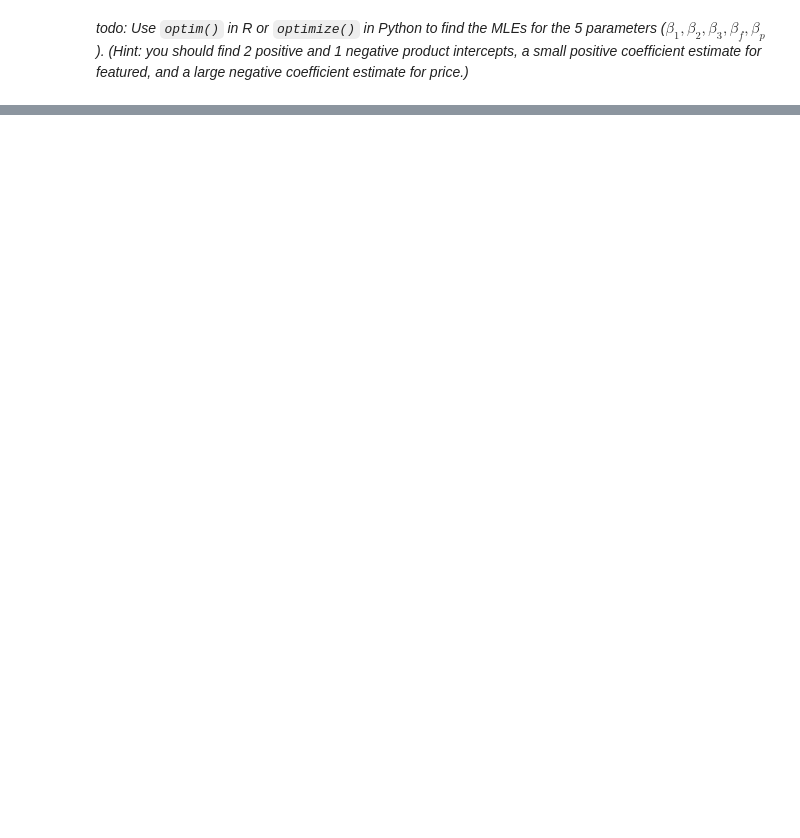
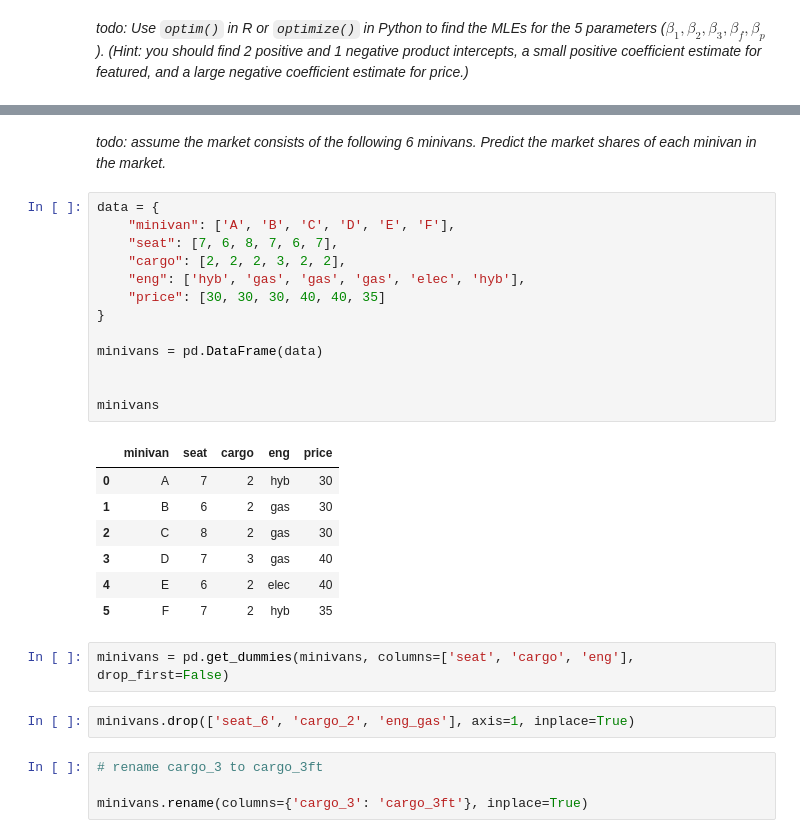
Before and after one commit to rsm-nshuckerow/Nick_Shuckerow, a Jupyter notebook: projects/HW3/HW3.ipynb, the cells around one changed output, grey strips where cells are left out. Drawn from its saved outputs; the diff is of its cells as text; blank space fills up the shorter version.

```diff
--- a/projects/HW3/HW3.ipynb
+++ b/projects/HW3/HW3.ipynb
@@ -177,0 +368,31 @@ _todo: Use `optim()` in R or `optimize()` in Python to find the MLEs for the 5 p
+# %% [markdown]
+_todo: assume the market consists of the following 6 minivans. Predict the market shares of each minivan in the market._
+# %%
+data = {
+    "minivan": ['A', 'B', 'C', 'D', 'E', 'F'],
+    "seat": [7, 6, 8, 7, 6, 7],
+    "cargo": [2, 2, 2, 3, 2, 2],
+    "eng": ['hyb', 'gas', 'gas', 'gas', 'elec', 'hyb'],
+    "price": [30, 30, 30, 40, 40, 35]
+}
+
+minivans = pd.DataFrame(data)
+
+
+minivans
+# %% [output]
+|  | minivan | seat | cargo | eng | price |
+| 0 | A | 7 | 2 | hyb | 30 |
+| 1 | B | 6 | 2 | gas | 30 |
+| 2 | C | 8 | 2 | gas | 30 |
+| 3 | D | 7 | 3 | gas | 40 |
+| 4 | E | 6 | 2 | elec | 40 |
+| 5 | F | 7 | 2 | hyb | 35 |
+# %%
+minivans = pd.get_dummies(minivans, columns=['seat', 'cargo', 'eng'], drop_first=False)
+# %%
+minivans.drop(['seat_6', 'cargo_2', 'eng_gas'], axis=1, inplace=True)
+# %%
+# rename cargo_3 to cargo_3ft
+
+minivans.rename(columns={'cargo_3': 'cargo_3ft'}, inplace=True)
```
Also changed, not shown: parts of 34 cells of this notebook, 10 other files.
